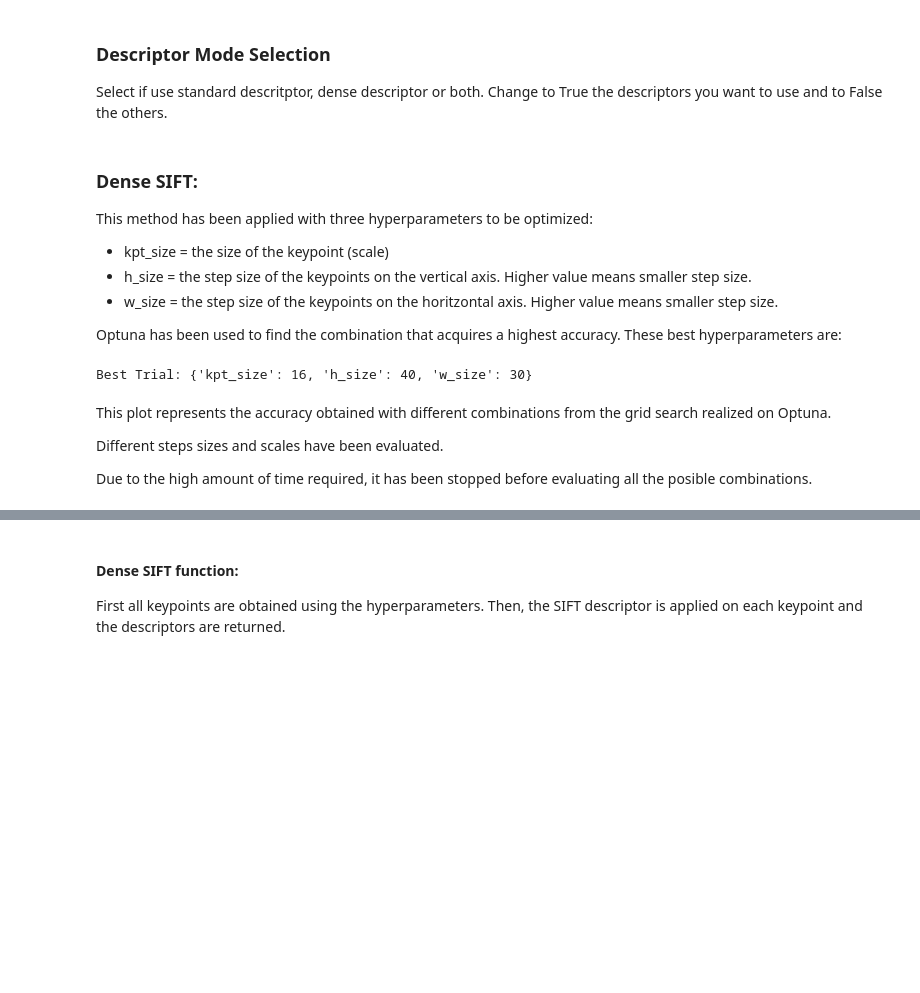
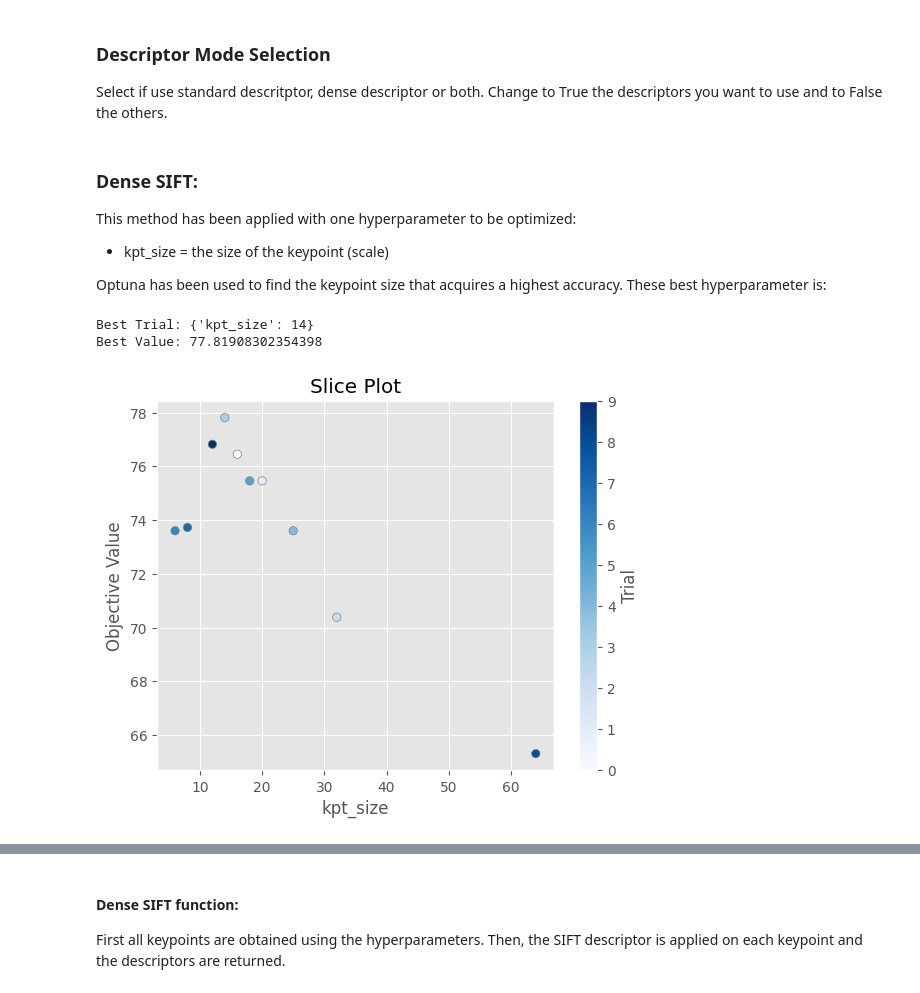
Before and after one commit to MCV-C3/project23-24-01, a Jupyter notebook: Task1/BagofVisualWords.ipynb, the cells around one changed output, grey strips where cells are left out. Saved outputs shown, nothing was run; the diff lists cells and outputs as text; code cells hidden in the pictures; blank space fills up the shorter version.

```diff
--- a/Task1/BagofVisualWords.ipynb
+++ b/Task1/BagofVisualWords.ipynb
@@ -49,29 +61,19 @@ dense_descriptor = True
 standard_descriptor = True
 # %% [markdown]
 ### Dense SIFT:
-This method has been applied with three hyperparameters to be optimized:
+This method has been applied with one hyperparameter to be optimized:
 - kpt_size = the size of the keypoint (scale)
-- h_size = the step size of the keypoints on the vertical axis. Higher value means smaller step size.
-- w_size = the step size of the keypoints on the horitzontal axis. Higher value means smaller step size.
 
-Optuna has been used to find the combination that acquires a highest accuracy. These best hyperparameters are:
+Optuna has been used to find the keypoint size that acquires a highest accuracy. These best hyperparameter is:
 # %%
-import optuna
-import matplotlib.pyplot as plt
+study = optuna.load_study(storage="sqlite:///c3_task1.db", study_name="siftV3")
+optuna.visualization.matplotlib.plot_slice(study)
 
-# Optuna study for dense SIFT hyperparameters
-study = optuna.load_study(storage="sqlite:///c3_task1.db", study_name="sift_v1")
-
-# Get the best hyperparameters
+# Get the best hyperparameter
 best_trial = study.best_trial
-best_params = best_trial.params
-print(f"Best Trial: {best_params}")
+print(f"Best Trial: {best_trial.params}")
+print(f"Best Value: {best_trial.value}")
 # %% [output]
-Best Trial: {'kpt_size': 16, 'h_size': 40, 'w_size': 30}
+Best Trial: {'kpt_size': 14}
+Best Value: 77.81908302354398
+[figure, added]
-# %% [markdown]
-This plot represents the accuracy obtained with different combinations from the grid search realized on Optuna.
-
-Different steps sizes and scales have been evaluated.
-
-
-Due to the high amount of time required, it has been stopped before evaluating all the posible combinations.
```
Also changed, not shown: parts of 20 cells of this notebook, 1 other file.
